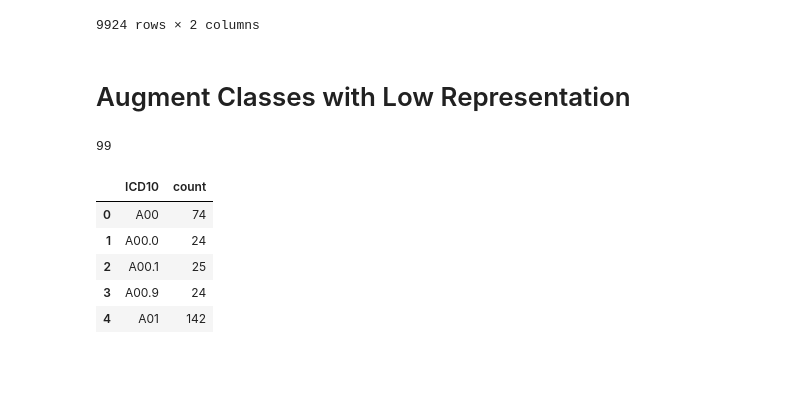
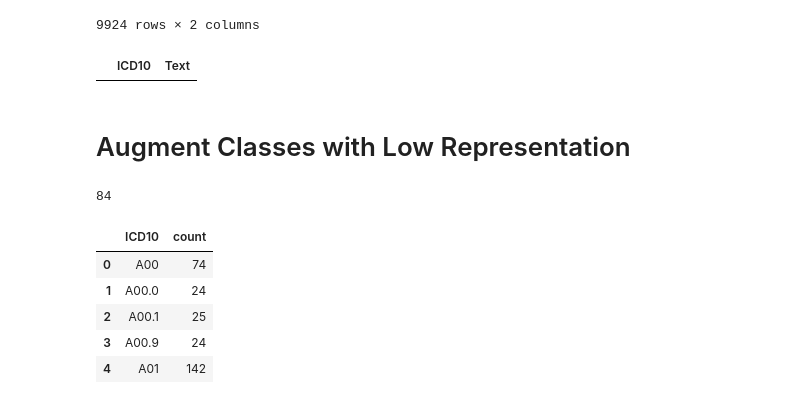
Before and after one commit to BorisVelichkov/icd10-slavic-multilingual-bert, a Jupyter notebook: notebooks/Prepare-Data-ICD10.ipynb, the cells around one changed output. Saved outputs shown, nothing was run; the diff lists cells and outputs as text; code cells hidden in the pictures; blank space fills up the shorter version.

Commit message:
Fix removing all classes V-Y

```diff
--- a/notebooks/Prepare-Data-ICD10.ipynb
+++ b/notebooks/Prepare-Data-ICD10.ipynb
@@ -258,14 +258,14 @@ len(small_classes_4sign_unique)
 # %%
 # trim the class label to 3 signs if it's in the small class list
 def collapse_label(label):
-    if label in small_classes_4sign_unique and len(label) > 3:
-        return label[0:3]
     #collapse V-Y to single class
-    elif (label.startswith('V') or label.startswith('W') or label.startswith('X') or label.startswith('Y')):
+    if (label.startswith('V') or label.startswith('W') or label.startswith('X') or label.startswith('Y')):
         return 'V00'
     #collapse Z to single class
     elif label.startswith('Z'):
         return 'Z00'
+    elif label in small_classes_4sign_unique and len(label) > 3:
+        return label[0:3]
     else:
         return label
 # %%
@@ -315,6 +315,10 @@ df_4sign_collapsed[q_87]
 # %%
 #drop Q87
 df_4sign_collapsed.drop(df_4sign_collapsed[q_87].index, inplace = True)
+# %%
+df_4sign_collapsed[df_4sign_collapsed[LABEL_COLUMN].str.startswith('W')]
+# %% [output]
+|  | ICD10 | Text |
 # %% [markdown]
 # Augment Classes with Low Representation
 # %%
@@ -324,7 +328,7 @@ groups_4sign_collapsed.columns= [LABEL_COLUMN, 'count']
 small_classes_4sign_collapsed = groups_4sign_collapsed[groups_4sign_collapsed['count'] <= 5][LABEL_COLUMN]
 len(small_classes_4sign_collapsed)
 # %% [output]
-99
+84
 # %%
 groups_4sign_collapsed.head()
 # %% [output]
```
Also changed, not shown: parts of 15 cells of this notebook, 10 other files.
